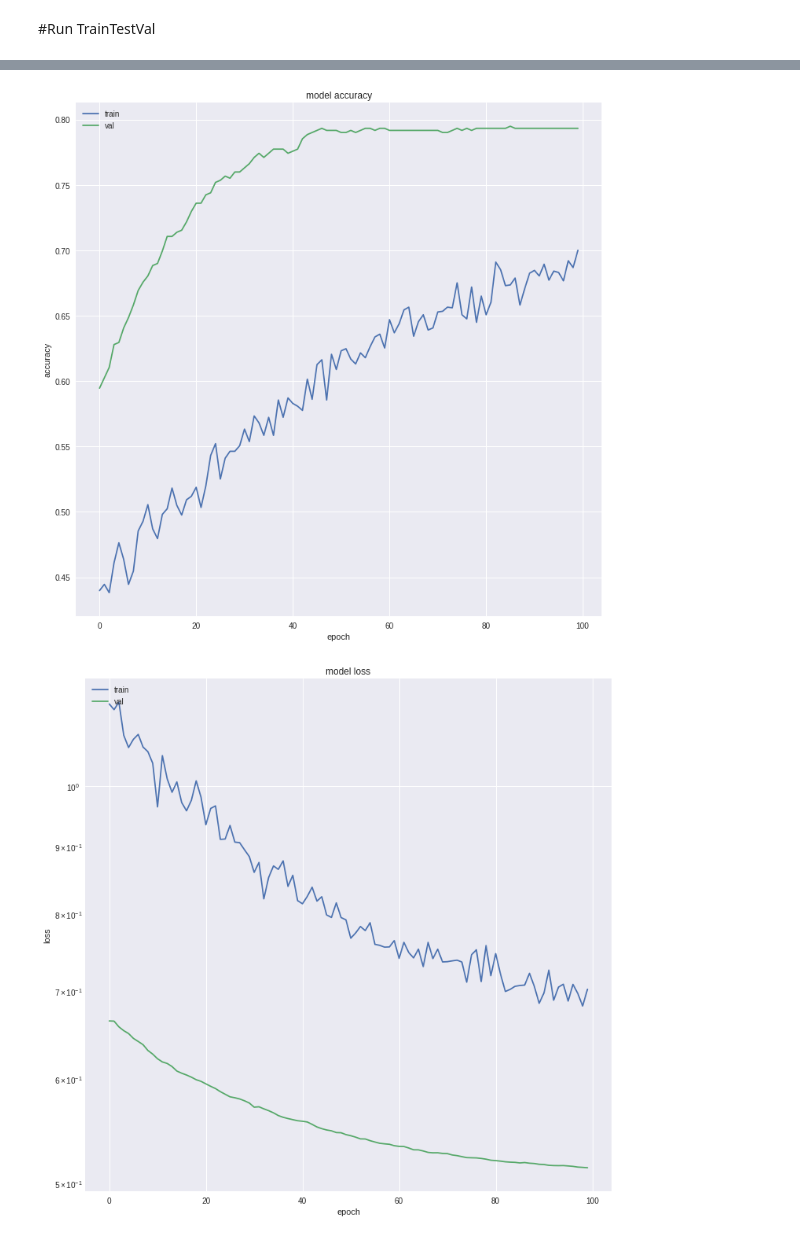
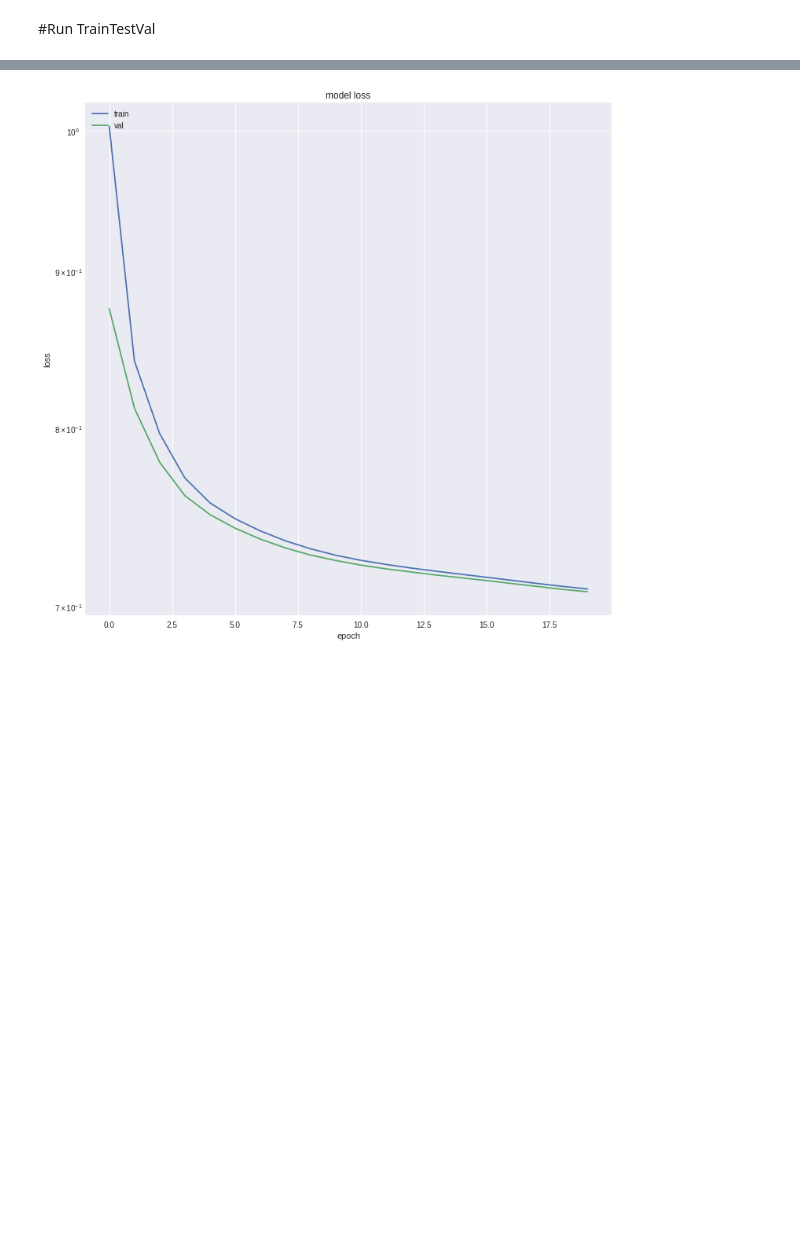
Before and after one commit to kylemath/DeepEEG, a Jupyter notebook: notebooks/DeepEEG.ipynb, the cells around one changed output, grey strips where cells are left out. Drawn from its saved outputs; the diff is of its cells as text; code cells hidden in the pictures; blank space fills up the shorter version.

```diff
--- a/notebooks/DeepEEG.ipynb
+++ b/notebooks/DeepEEG.ipynb
@@ -378,7 +377,7 @@ def CreateModel(input_shape,num_classes,model_type='NN',batch_size=1):
     model.add(Activation('softmax'))
 
   if model_type == 'AUTO':
-    encoding_dim = 32
+    encoding_dim = 8
     input_data = Input(shape=(input_shape[0],))
     encoded = Dense(encoding_dim, activation='relu')(input_data)
     decoded = Dense(input_shape[0], activation='sigmoid')(encoded)
@@ -387,7 +386,9 @@ def CreateModel(input_shape,num_classes,model_type='NN',batch_size=1):
     encoded_input = Input(shape=(encoding_dim,))
     decoder_layer = model.layers[-1]
     decoder = Model(encoded_input, decoder_layer(encoded_input))
-    model.compile(optimizer='adadelta', loss='binary_crossentropy')
+    opt = keras.optimizers.Adam(lr=0.001, beta_1=0.9, beta_2=0.999,
+                                epsilon=None, decay=0.0, amsgrad=False)
+    model.compile(optimizer=opt, loss='mean_squared_error')
 
   if model_type != 'AUTO':
     # initiate adam optimizer
@@ -397,8 +398,10 @@ def CreateModel(input_shape,num_classes,model_type='NN',batch_size=1):
     model.compile(loss='binary_crossentropy',
                   optimizer=opt,
                   metrics=['accuracy'])
+    encoder = []
+    decoder = []
 
-  return model
+  return model, encoder, decoder
 # %% [markdown]
 #TrainTestVal Function
 # %%
@@ -422,8 +425,8 @@ def traintestval(model,class_weights,x_train,x_test,x_val,y_train,y_test,y_val,b
     print(history.history.keys())
 
     # summarize history for loss
-    plt.plot(history.history['loss'])
-    plt.plot(history.history['val_loss'])
+    plt.semilogy(history.history['loss'])
+    plt.semilogy(history.history['val_loss'])
     plt.title('model loss')
     plt.ylabel('loss')
     plt.xlabel('epoch')
@@ -582,7 +585,7 @@ event_id = {event_names[0]: event_nums[0], event_names[1]: event_nums[1]} #creat
 
 epochs = preprocess(raw, event_id, event_names, plot_psd=False, filter_data=True,
                eeg_filter_highpass=1, plot_events=False, epoch_time=(-.1,.8),
-               baseline=(-.1,0), rej_thresh_uV=50,
+               baseline=(-.1,0), rej_thresh_uV=200,
                epoch_decim=10, plot_electrodes=True,
                plot_erp=True)
 # %% [output]
@@ -623,6 +625,6 @@ Class Weights: [0.63322148 2.37657431]
 # %% [markdown]
 # Run CreateModel
 # %%
-model = CreateModel(input_shape,num_classes,
-                    model_type='NN', batch_size = 64)
+model, encoder, decoder = CreateModel(input_shape,num_classes,
+                    model_type='AUTO', batch_size = 64)
 # %% [output]
@@ -633,7 +635,7 @@ Creating NN Model
 traintestval(model, class_weights,
              x_train,x_test,x_val,
              y_train,y_test,y_val,
-             batch_size=64,train_epochs=100,
-             model_type='NN')
+             batch_size=32,train_epochs=20,
+             model_type='AUTO')
 # %% [output]
 Training Model:
@@ -656,2 +658 @@ Epoch 100/100
-[figure, old version]
+[figure, new version]
-[figure, removed]
```
Also changed, not shown: parts of 8 cells of this notebook.
